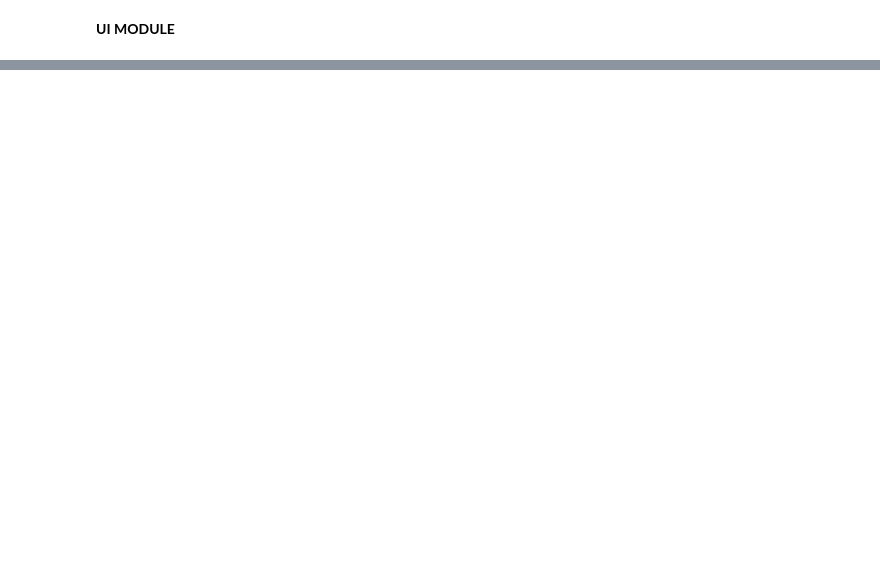
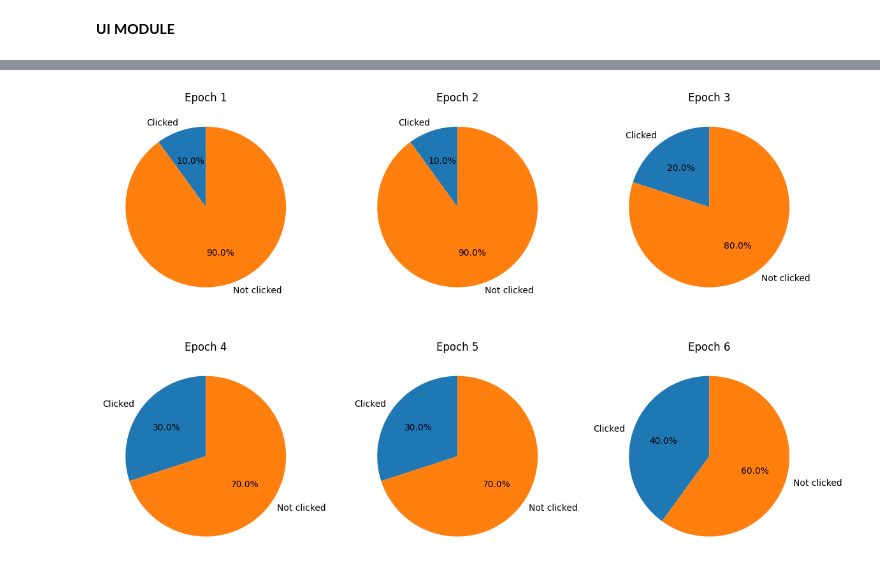
Before and after one commit to RobertDaiMelb/SteamGameRecommenderPrototype, a Jupyter notebook: main.ipynb, the cells around one changed output, grey strips where cells are left out. Saved outputs shown, nothing was run; the diff lists cells and outputs as text; code cells hidden in the pictures; blank space fills up the shorter version.

Commit message:
plot recall and CTR

```diff
--- a/main.ipynb
+++ b/main.ipynb
@@ -585,0 +781,18 @@ HBox(children=(Text(value='', description='User ID:'), Button(description='Login
+# %%
+data = [0.1, 0.1, 0.2, 0.3, 0.3, 0.4]
+# %%
+def plot_pie(data):
+    fig, axs = plt.subplots(2, 3, figsize=(12, 8))
+
+    axs = axs.flatten()
+
+    for i, value in enumerate(data):
+        axs[i].pie([value, 1 - value], labels=['Clicked', 'Not clicked'], autopct='%1.1f%%', startangle=90)
+        axs[i].set_title(f'Epoch {i + 1}')
+
+    plt.tight_layout()
+    plt.show()
+
+plot_pie(data)
+# %% [output]
+[figure, added]
```
Also changed, not shown: parts of 22 cells of this notebook.
